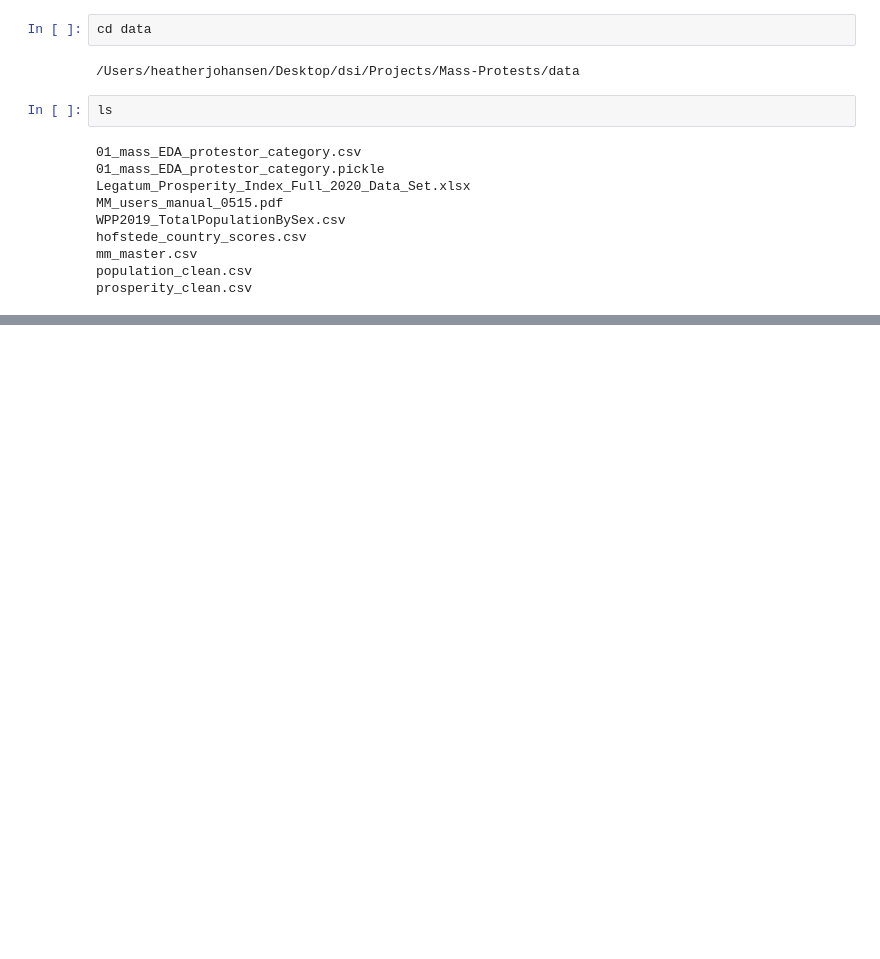
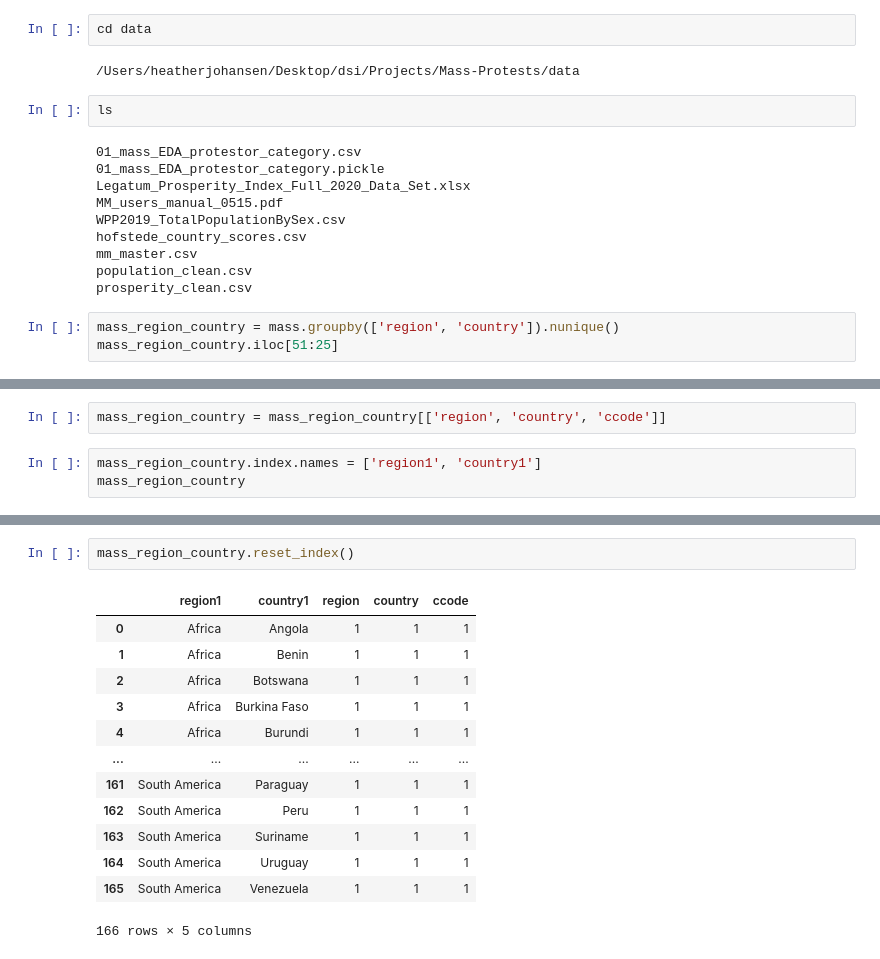
Before and after one commit to EmFib/Mass-Protests, a Jupyter notebook: users/data_cleaning_heather.ipynb, the cells around one changed output, grey strips where cells are left out. Cells and saved outputs as stored; diff of their text form; blank space fills up the shorter version.

```diff
--- a/users/data_cleaning_heather.ipynb
+++ b/users/data_cleaning_heather.ipynb
@@ -299,3 +303,6 @@ hofstede_country_scores.csv
 mm_master.csv
 population_clean.csv
 prosperity_clean.csv
+# %%
+mass_region_country = mass.groupby(['region', 'country']).nunique()
+mass_region_country.iloc[51:25]
@@ -301,0 +313,5 @@ prosperity_clean.csv
+# %%
+mass_region_country = mass_region_country[['region', 'country', 'ccode']]
+# %%
+mass_region_country.index.names = ['region1', 'country1']
+mass_region_country
@@ -301,0 +333,16 @@ prosperity_clean.csv
+# %%
+mass_region_country.reset_index()
+# %% [output]
+|  | region1 | country1 | region | country | ccode |
+| 0 | Africa | Angola | 1 | 1 | 1 |
+| 1 | Africa | Benin | 1 | 1 | 1 |
+| 2 | Africa | Botswana | 1 | 1 | 1 |
+| 3 | Africa | Burkina Faso | 1 | 1 | 1 |
+| 4 | Africa | Burundi | 1 | 1 | 1 |
+| ... | ... | ... | ... | ... | ... |
+| 161 | South America | Paraguay | 1 | 1 | 1 |
+| 162 | South America | Peru | 1 | 1 | 1 |
+| 163 | South America | Suriname | 1 | 1 | 1 |
+| 164 | South America | Uruguay | 1 | 1 | 1 |
+| 165 | South America | Venezuela | 1 | 1 | 1 |
+166 rows × 5 columns
```
Also changed, not shown: parts of 17 cells of this notebook, 1 other file.
